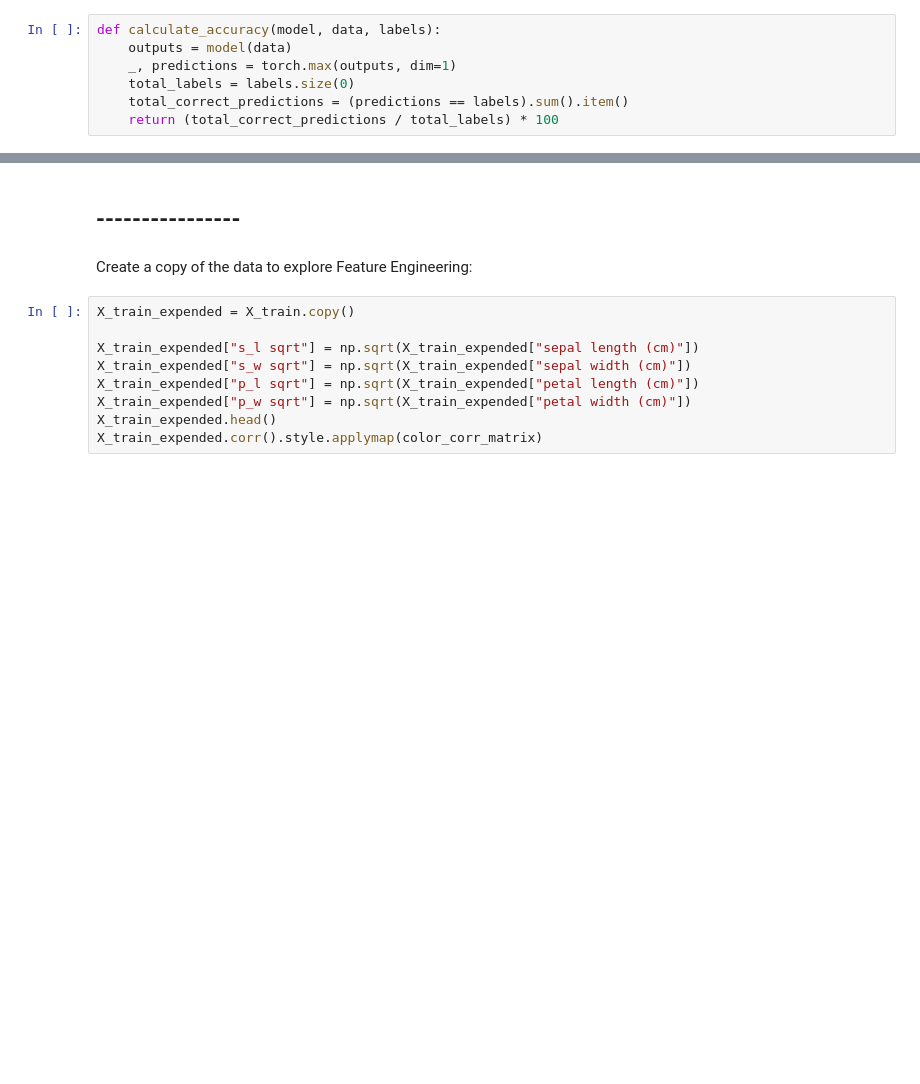
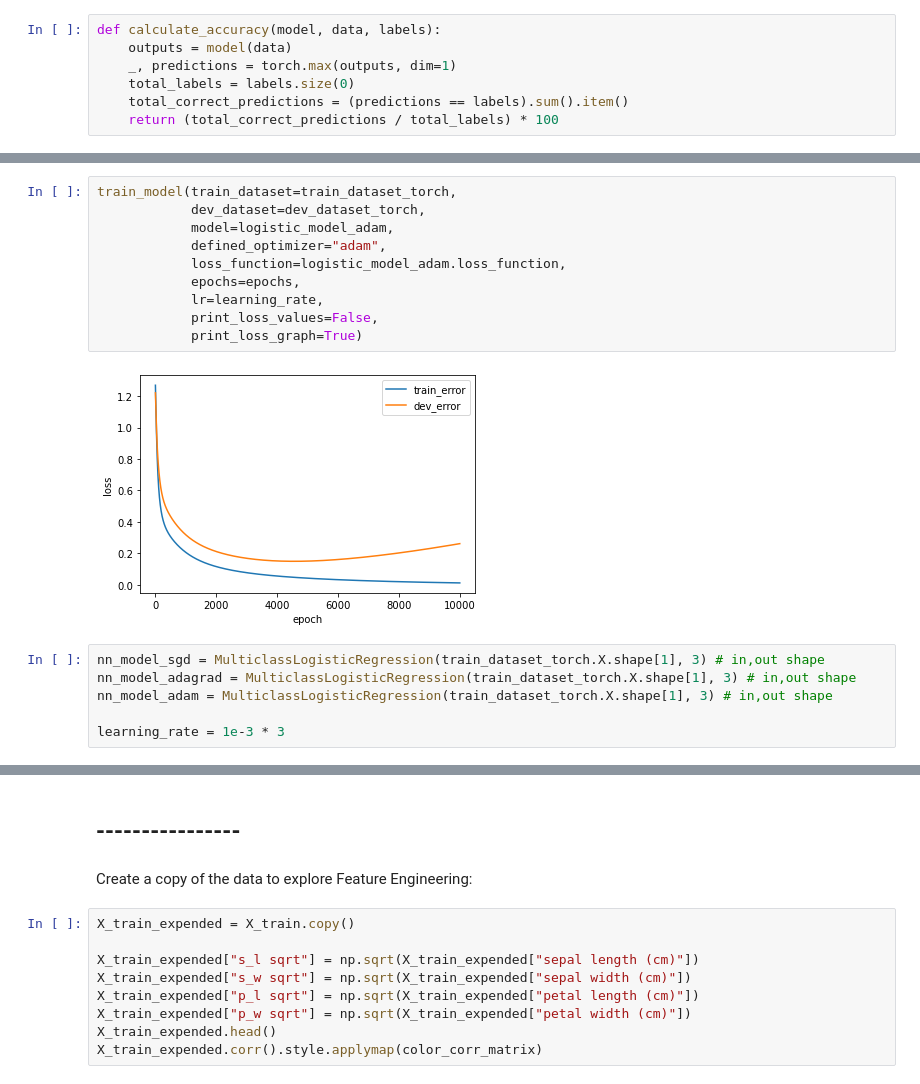
Before and after one commit to OmerHefets/basic_dl_projects, a Jupyter notebook: Iris dataset.ipynb, the cells around one changed output, grey strips where cells are left out. Drawn from its saved outputs; the diff is of its cells as text; blank space fills up the shorter version.

```diff
--- a/Iris dataset.ipynb
+++ b/Iris dataset.ipynb
@@ -390,0 +458,18 @@ calculate_accuracy(model=logistic_model_sgd, data=dev_dataset_torch.X, labels=de
+# %%
+train_model(train_dataset=train_dataset_torch,
+            dev_dataset=dev_dataset_torch,
+            model=logistic_model_adam,
+            defined_optimizer="adam",
+            loss_function=logistic_model_adam.loss_function,
+            epochs=epochs,
+            lr=learning_rate,
+            print_loss_values=False,
+            print_loss_graph=True)
+# %% [output]
+[figure, added]
+# %%
+nn_model_sgd = MulticlassLogisticRegression(train_dataset_torch.X.shape[1], 3) # in,out shape
+nn_model_adagrad = MulticlassLogisticRegression(train_dataset_torch.X.shape[1], 3) # in,out shape
+nn_model_adam = MulticlassLogisticRegression(train_dataset_torch.X.shape[1], 3) # in,out shape
+
+learning_rate = 1e-3 * 3
```
Also changed, not shown: parts of 27 cells of this notebook.
